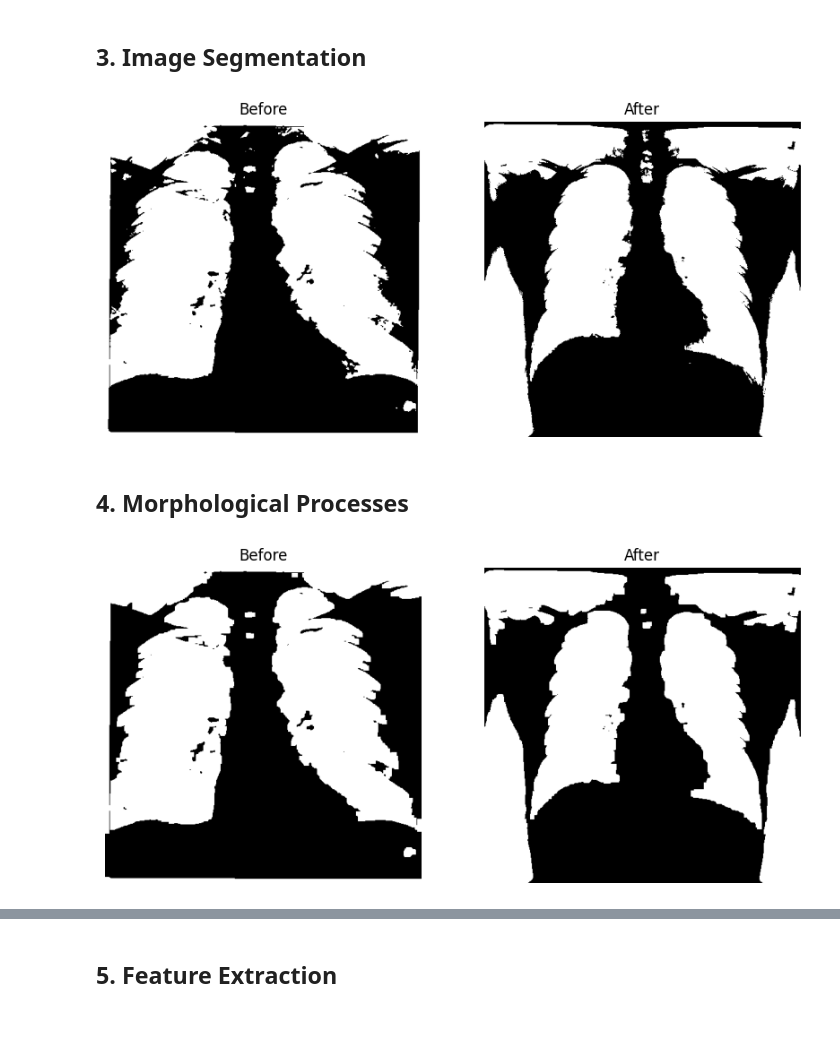
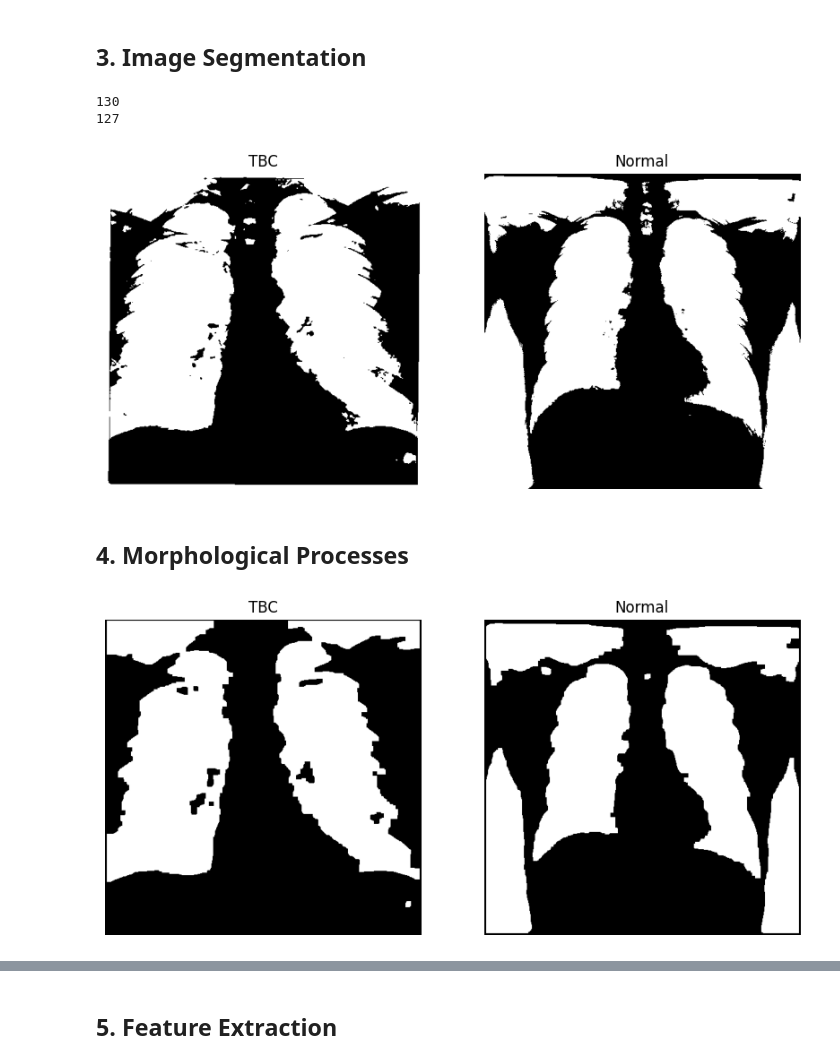
Before and after one commit to Plumz17/PCD_FinalProject, a Jupyter notebook: PCD_FinalProject.ipynb, the cells around one changed output, grey strips where cells are left out. Saved outputs shown, nothing was run; the diff lists cells and outputs as text; code cells hidden in the pictures; blank space fills up the shorter version.

```diff
--- a/PCD_FinalProject.ipynb
+++ b/PCD_FinalProject.ipynb
@@ -51,7 +48,7 @@ img_normal = cv2.cvtColor(img_normal, cv2.COLOR_BGR2GRAY) # Change the color map
 img_tbc = cv2.imread(filename_tbc) # Read Image
 img_tbc = cv2.cvtColor(img_tbc, cv2.COLOR_BGR2GRAY) # Change the color map
 # %%
-def show(before, after, title1="Before", title2="After"): # Helper function to check the before and after of the enhancement
+def show(before, after, title1="TBC", title2="Normal"): # Helper function to check the before and after of the enhancement
   plt.figure(figsize=(10,5))
 
    # Show original
@@ -67,5 +64,3 @@ def show(before, after, title1="Before", title2="After"): # Helper function to c
   plt.axis("off")
 
   plt.show()
-
-show(img_normal, img_tbc)
@@ -146,7 +143,9 @@ def find_otsu_threshold(image):
       optimalTreshold = T
   return optimalTreshold
 
-def segment(image, threshold = 128):
+def segment(image):
+  threshold = find_otsu_threshold(image)
+  print(threshold)
   segmented_image = np.zeros(image.shape, dtype = np.uint8)
   row, col = image.shape
 
@@ -159,12 +158,15 @@ def segment(image, threshold = 128):
 
   return segmented_image
 
-img_tbc_hist = segment(img_tbc_hist, find_otsu_threshold(img_tbc_hist))
-img_normal_hist = segment(img_normal_hist, find_otsu_threshold(img_normal_hist))
+img_tbc_hist = segment(img_tbc_hist)
+img_normal_hist = segment(img_normal_hist)
+# %% [output]
+130
+127
 # %%
 show(img_tbc_hist, img_normal_hist)
 # %% [output]
-[figure, old version]
+[figure, new version]
 # %% [markdown]
 ## 4. Morphological Processes
 # %%
@@ -180,36 +182,36 @@ def dilate(img, kernel_size = 3):
     for j in range(cols):
       region = padded[i:i+k_rows,j:j+k_cols] #Find Overlapped Region
       if np.any(region * kernel): #If region and kernel overlapped change background to foreground
         dilated[i, j] = 255
       else:
         dilated[i, j] = 0
   return dilated
 
 def erode(img, kernel_size = 3):
   rows, cols = img.shape
   eroded = np.zeros_like(img)
   kernel = np.ones((kernel_size, kernel_size), dtype=int)
   k_rows, k_cols = kernel.shape
   pad_rows, pad_cols = k_rows // 2, k_cols // 2 #Calculate padding amojnt
 
   padded = np.pad(img, ((pad_rows, pad_rows), (pad_cols, pad_cols)), mode='constant', constant_values=0) #Pad zero to the edge of the kernel
   for i in range(rows): #Process Every pixel
     for j in range(cols):
       region = padded[i:i+k_rows,j:j+k_cols] #Find Overlapped Region
       if np.all(region * kernel == 255): #Change foreground to background if region is not in all of kernel
         eroded[i, j] = 255
       else:
         eroded[i, j] = 0
   return eroded
 
-def opening(img, kernel_size = 3):
-  eroded = erode(img, kernel_size)
-  opened = dilate(eroded, kernel_size)
+def closing(img, kernel_size = 3):
+  opened = dilate(img, kernel_size)
+  eroded = erode(opened, kernel_size)
   return opened
 
-img_tbc_hist = opening(img_tbc_hist, 3)
-img_normal_hist = opening(img_normal_hist, 3)
+img_tbc_hist = closing(img_tbc_hist, 7)
+img_normal_hist = closing(img_normal_hist, 7)
 
 show(img_tbc_hist, img_normal_hist)
 # %% [output]
-[figure, old version]
+[figure, new version]
```
Also changed, not shown: parts of 11 cells of this notebook.
